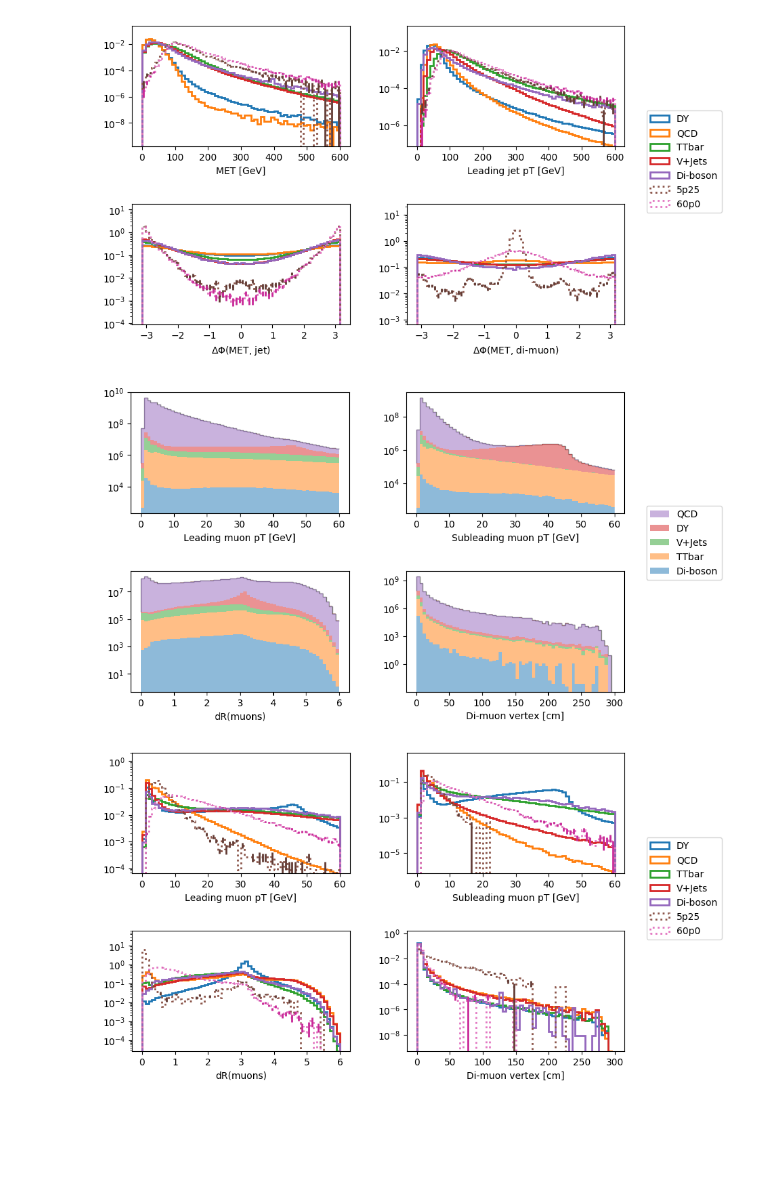
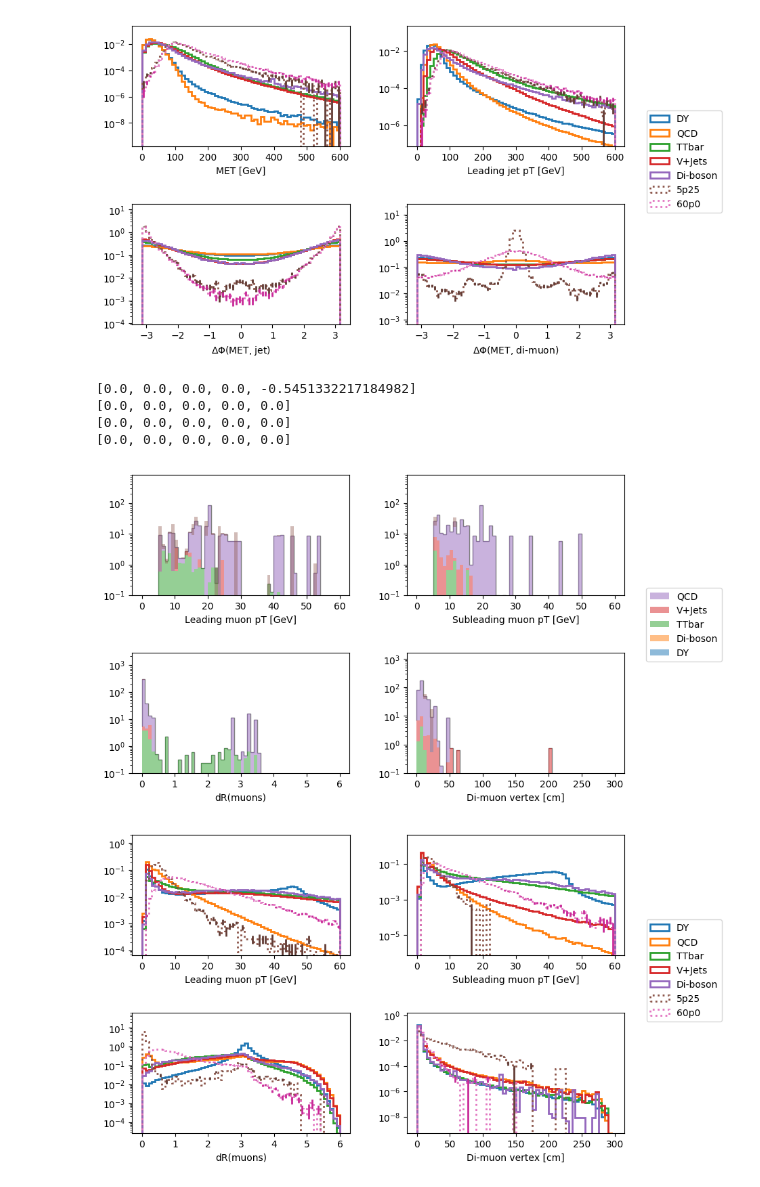
Before and after one commit to afrankenthal/iDM-analysis-plotting, a Jupyter notebook: PlotSignalBkgs.ipynb, the cells around one changed output. Cells and saved outputs as stored; diff of their text form; code cells hidden in the pictures; blank space fills up the shorter version.

Commit message:
Fixed bug on stacked plots for cut > 0

```diff
--- a/PlotSignalBkgs.ipynb
+++ b/PlotSignalBkgs.ipynb
@@ -234,14 +238,18 @@ axes1[0,1].legend(loc=(1.1,-0.55));
 # %%
 fig2, axes2 = plt.subplots(2,2, figsize=(8,5))
 fig2.tight_layout(h_pad=4.0, w_pad=3.0)
 for idx, var in enumerate(muons_plot_vars):
-    plt_maker.make_group_stacked_plot(axes2.flatten()[idx], var, 0, log=True)
+    plt_maker.make_group_stacked_plot(axes2.flatten()[idx], var, 4, log=True)
     xlabel = all_plot_xlabels[all_plot_vars.index(var)]
     axes2.flatten()[idx].set_xlabel(xlabel)
 
 axes2[0,1].legend(loc=(1.1,-0.55));
 # %% [output]
+[0.0, 0.0, 0.0, 0.0, -0.5451332217184982]
+[0.0, 0.0, 0.0, 0.0, 0.0]
+[0.0, 0.0, 0.0, 0.0, 0.0]
+[0.0, 0.0, 0.0, 0.0, 0.0]
-[figure, old version]
+[figure, new version]
 # %%
 fig2, axes2 = plt.subplots(2,2, figsize=(8,5))
 fig2.tight_layout(h_pad=4.0, w_pad=3.0)
```
Also changed, not shown: parts of 1 cell of this notebook, 1 other file.
